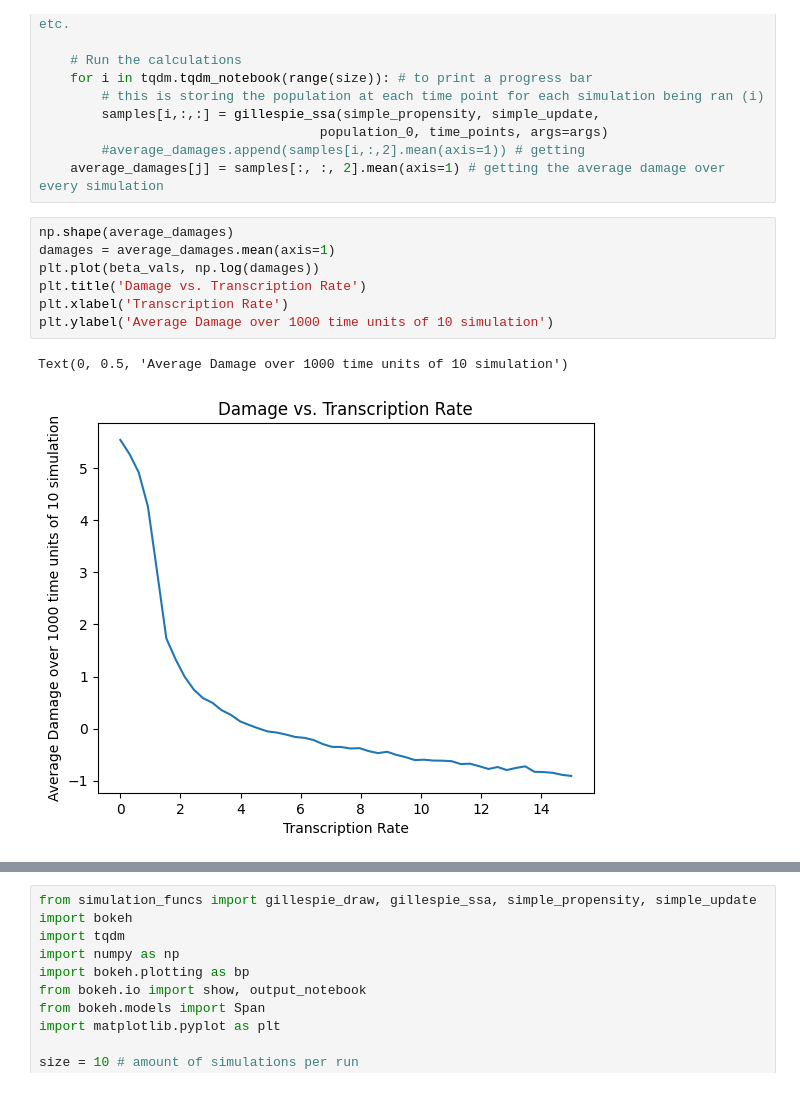
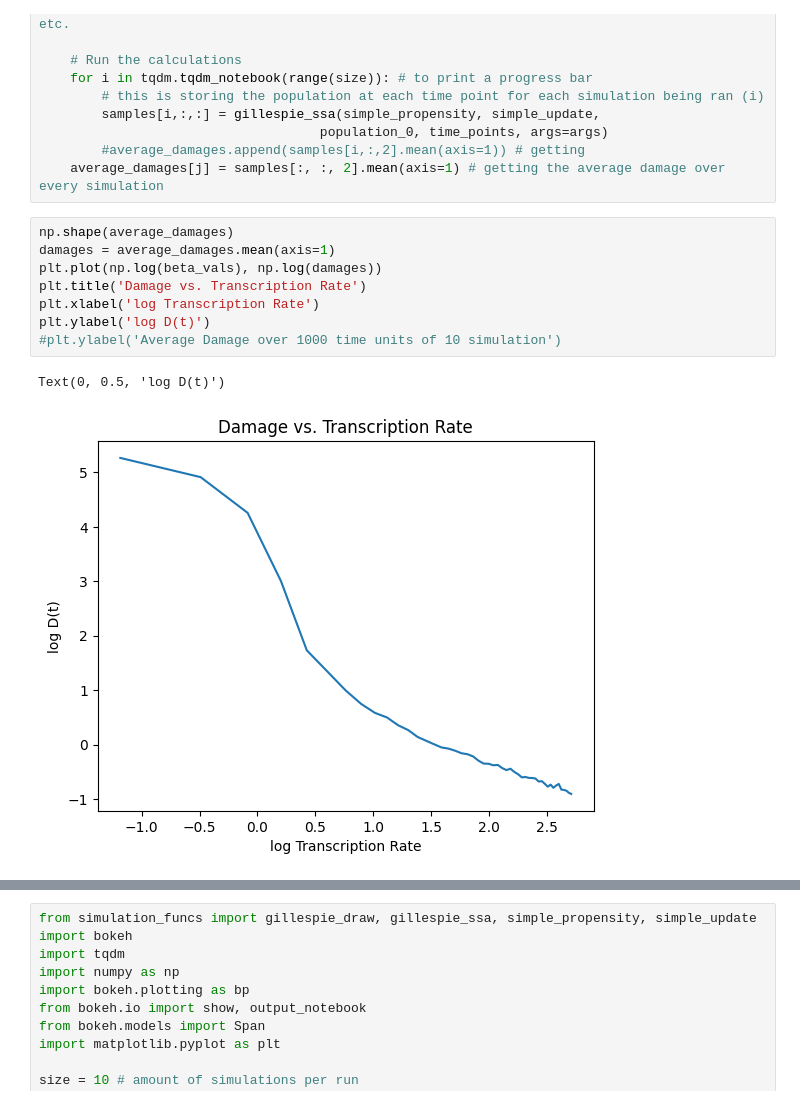
Before and after one commit to Yujun-cpu/RSCAM_G11, a Jupyter notebook: Parameter Effects.ipynb, the cells around one changed output, grey strips where cells are left out. Saved outputs shown, nothing was run; the diff lists cells and outputs as text.

```diff
--- a/Parameter Effects.ipynb
+++ b/Parameter Effects.ipynb
@@ -46,10 +46,11 @@ for j, beta_mrna in enumerate(beta_vals):
 # %%
 np.shape(average_damages)
 damages = average_damages.mean(axis=1)
-plt.plot(beta_vals, np.log(damages))
+plt.plot(np.log(beta_vals), np.log(damages))
 plt.title('Damage vs. Transcription Rate')
-plt.xlabel('Transcription Rate')
-plt.ylabel('Average Damage over 1000 time units of 10 simulation')
+plt.xlabel('log Transcription Rate')
+plt.ylabel('log D(t)')
+#plt.ylabel('Average Damage over 1000 time units of 10 simulation')
 # %% [output]
-Text(0, 0.5, 'Average Damage over 1000 time units of 10 simulation')
+Text(0, 0.5, 'log D(t)')
-[figure, old version]
+[figure, new version]
```
Also changed, not shown: parts of 8 cells of this notebook, 5 other files.
